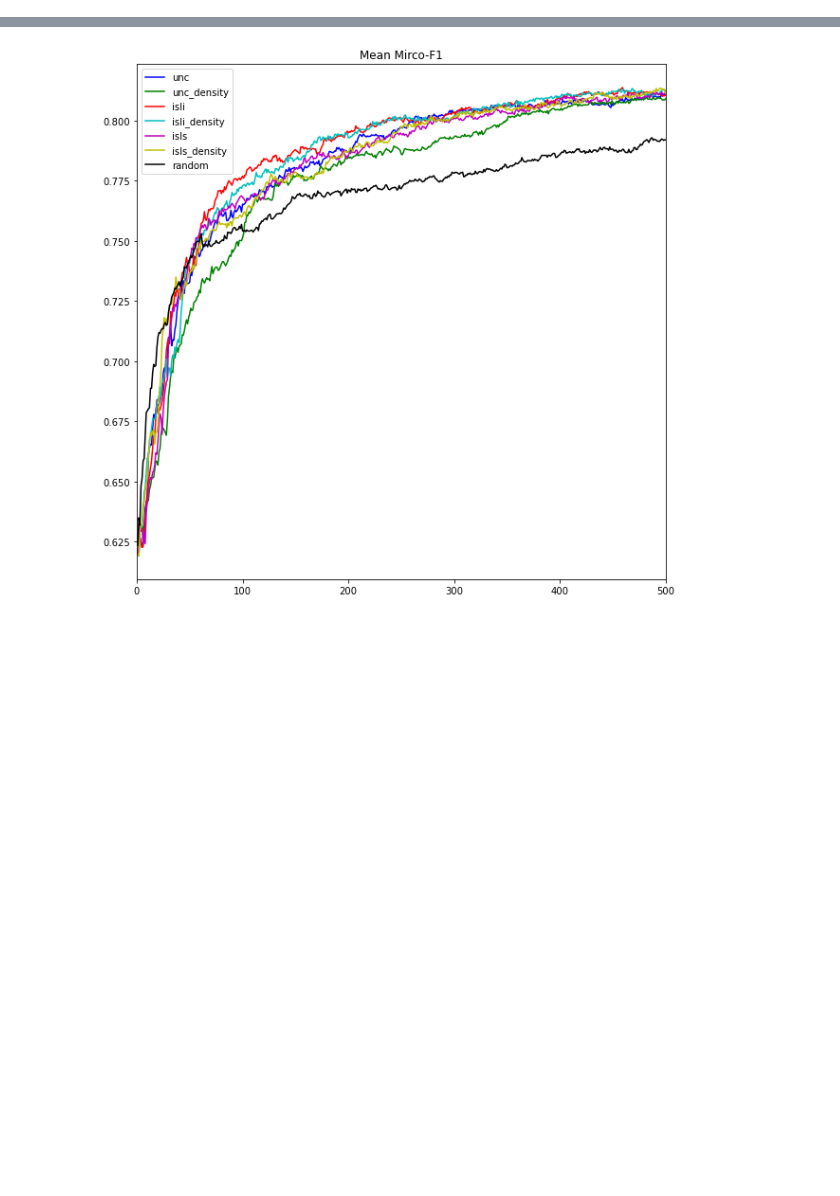
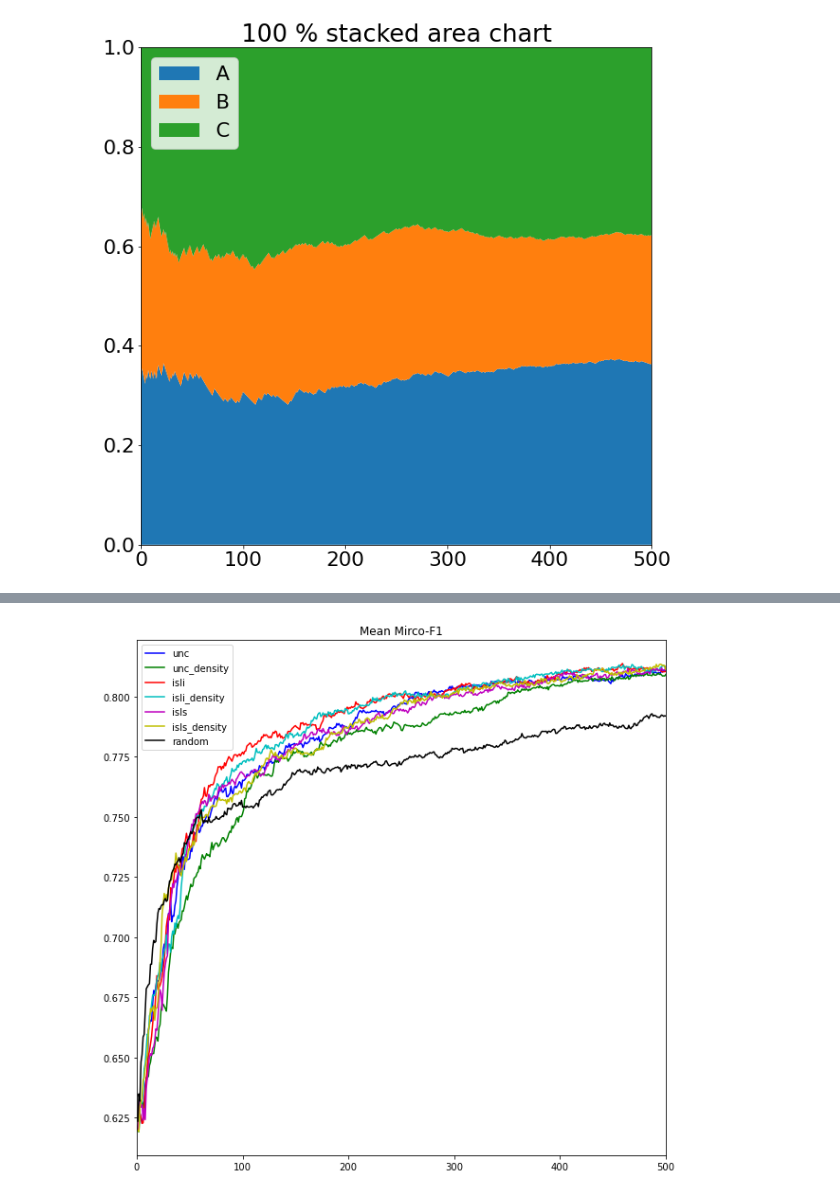
Before and after one commit to jsandersen/ProxyAL, a Jupyter notebook: eval_proxy/plot_results.ipynb, the cells around one changed output, grey strips where cells are left out. Saved outputs shown, nothing was run; the diff lists cells and outputs as text; code cells hidden in the pictures; blank space fills up the shorter version.

```diff
--- a/eval_proxy/plot_results.ipynb
+++ b/eval_proxy/plot_results.ipynb
@@ -10 +98,5 @@ plt.rcParams["figure.figsize"] = (10,10)
+# %%
+plot_c(c_list)
+# %% [output]
+[figure, added]
 # %%
```
Also changed, not shown: parts of 11 cells of this notebook, 31 other files.
